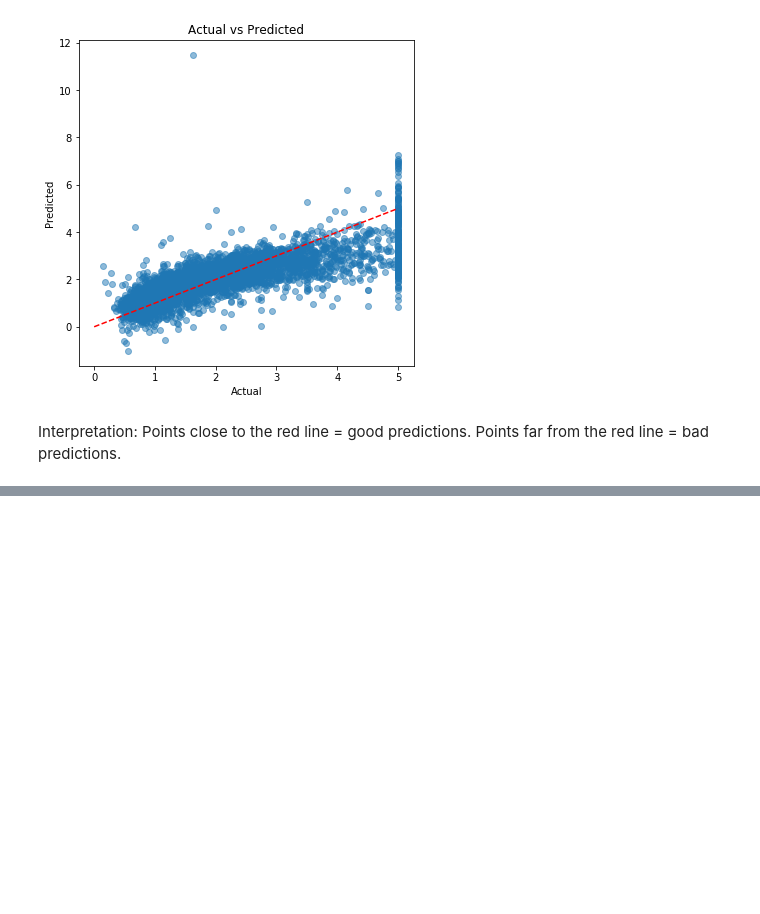
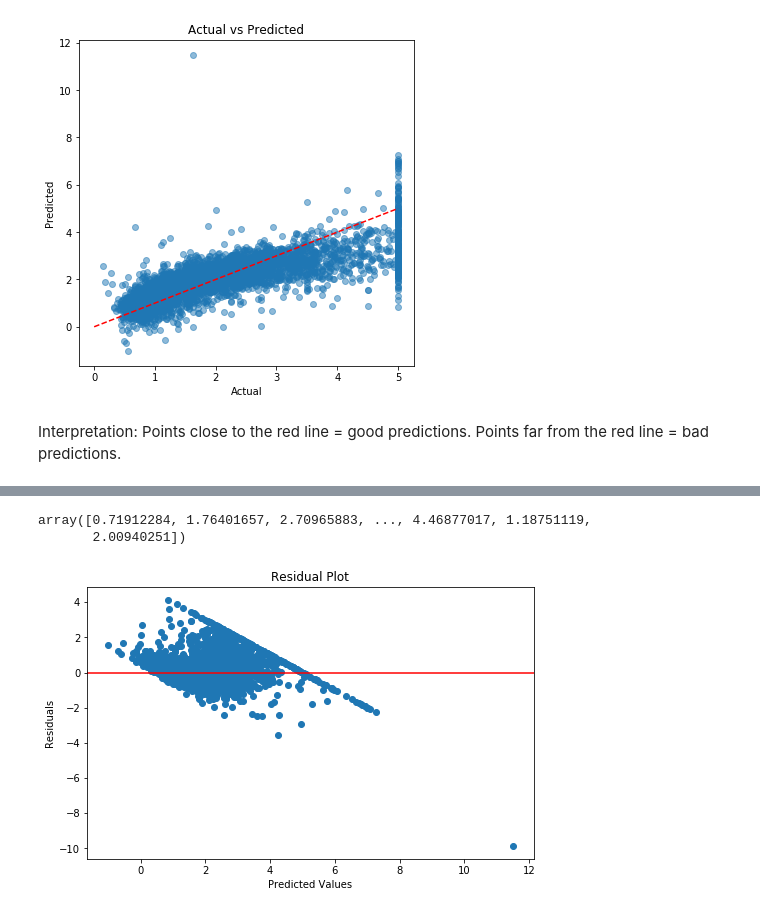
Before and after one commit to Eku12345/ml-learning-journey, a Jupyter notebook: 01-linear-regression/linear_regression.ipynb, the cells around one changed output, grey strips where cells are left out. Drawn from its saved outputs; the diff is of its cells as text; code cells hidden in the pictures; blank space fills up the shorter version.

```diff
--- a/01-linear-regression/linear_regression.ipynb
+++ b/01-linear-regression/linear_regression.ipynb
@@ -385,0 +410,2 @@ Points far from the red line = bad predictions.
+# %%
+residuals = y_test - y_pred
@@ -385,0 +427,18 @@ Points far from the red line = bad predictions.
+# %%
+y_pred
+# %% [output]
+array([0.71912284, 1.76401657, 2.70965883, ..., 4.46877017, 1.18751119,
+       2.00940251])
+# %%
+plt.figure(figsize=(8,5))
+plt.scatter(y_pred, residuals)
+
+plt.axhline(y=0, color='red')
+
+plt.xlabel("Predicted Values")
+plt.ylabel("Residuals")
+plt.title("Residual Plot")
+
+plt.show()
+# %% [output]
+[figure, added]
```
Also changed, not shown: parts of 5 cells of this notebook.
